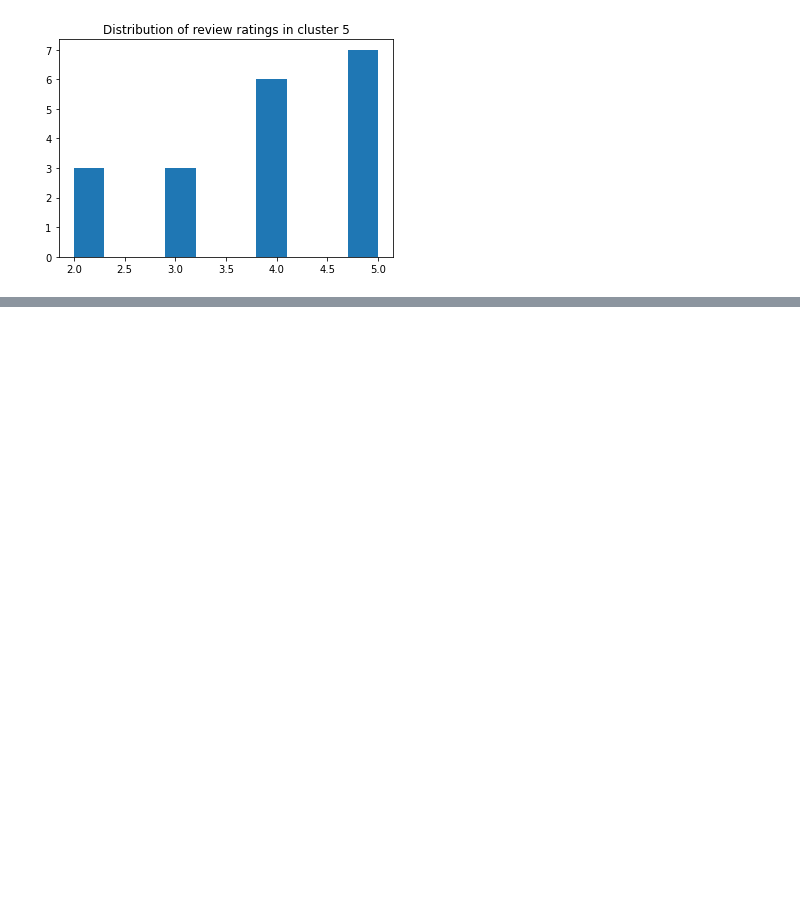
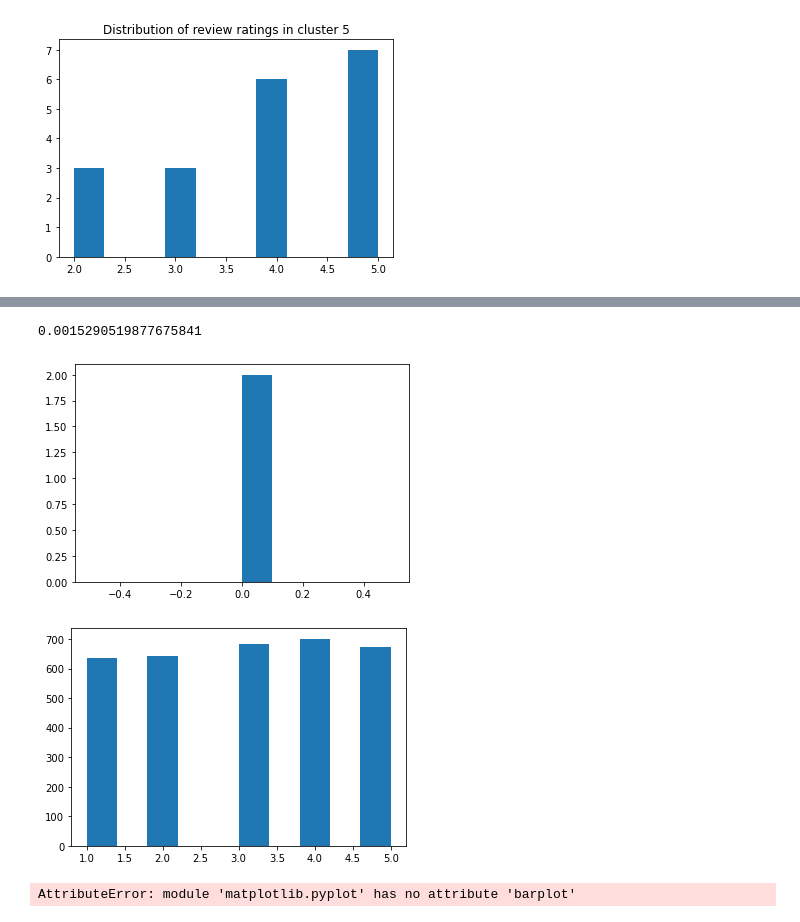
Before and after one commit to ZiyuZhang1/computational-tools-for-DS, a Jupyter notebook: lsh.ipynb, the cells around one changed output, grey strips where cells are left out. Drawn from its saved outputs; the diff is of its cells as text; code cells hidden in the pictures; blank space fills up the shorter version.

```diff
--- a/lsh.ipynb
+++ b/lsh.ipynb
@@ -433,0 +396,4 @@ n_clusters
+# %%
+neg_tf_idf = -tf_idf*1000*tf_idf_clusters[0]
+pos_tf_idf = tf_idf*1000*tf_idf_clusters[1]
+tf_idf = neg_tf_idf+pos_tf_idf
@@ -433,0 +406,2 @@ n_clusters
+# %%
+X_train = tf_idf.sum(axis=1)
@@ -433,0 +412,4 @@ n_clusters
+# %%
+import scipy
+
+X_train = scipy.sparse.csr_matrix(X_train)
@@ -433,0 +421,21 @@ n_clusters
+# %%
+from sklearn.cluster import KMeans
+from sklearn.metrics import accuracy_score
+from sklearn.decomposition import TruncatedSVD
+
+#pca = TruncatedSVD(n_components=3)
+#reduced_X = pca.fit_transform(X_train)
+
+kmeans = KMeans(n_clusters=2, random_state=0, init = "k-means++") #, n_init = 'auto')
+
+df_neg.overall.loc[df_neg.overall.values == 1] = 0
+df_neg.overall.loc[df_neg.overall.values == 5] = 1
+y_train = np.asarray(df_neg.overall.values)
+
+kmeans.fit(X_train.T)
+
+y_pred_train = kmeans.labels_+1
+y_pred_train = kmeans.predict(X_train.T)
+
+acc = accuracy_score(y_train, y_pred_train)
+print("Accuracy: ",acc)
@@ -433,0 +448,16 @@ n_clusters
+# %%
+y_pred_train.mean()
+# %% [output]
+0.0015290519877675841
+# %%
+plt.hist(df_neg.loc[y_pred_train == 1]['overall'])
+plt.show()
+plt.hist(df['overall'])
+plt.show()
+# %% [output]
+[figure, added]
+[figure, added]
+# %%
+plt.barplot(y_pred_train, bins = 3)
+# %% [output]
+AttributeError: module 'matplotlib.pyplot' has no attribute 'barplot'
```
Also changed, not shown: parts of 37 cells of this notebook.
